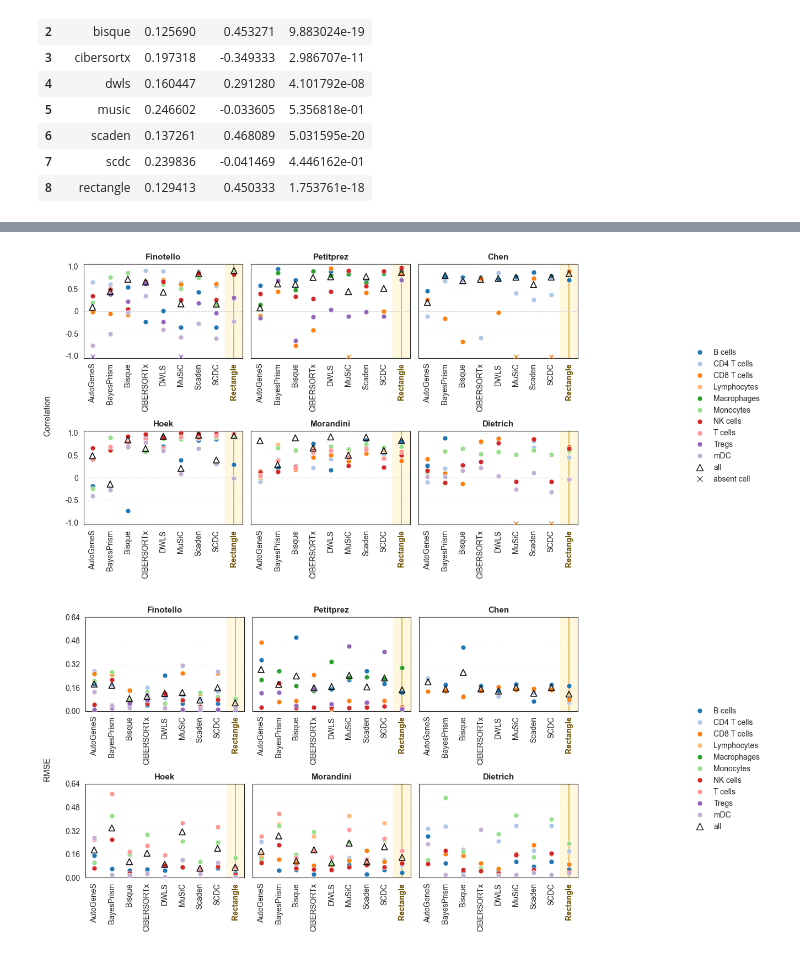
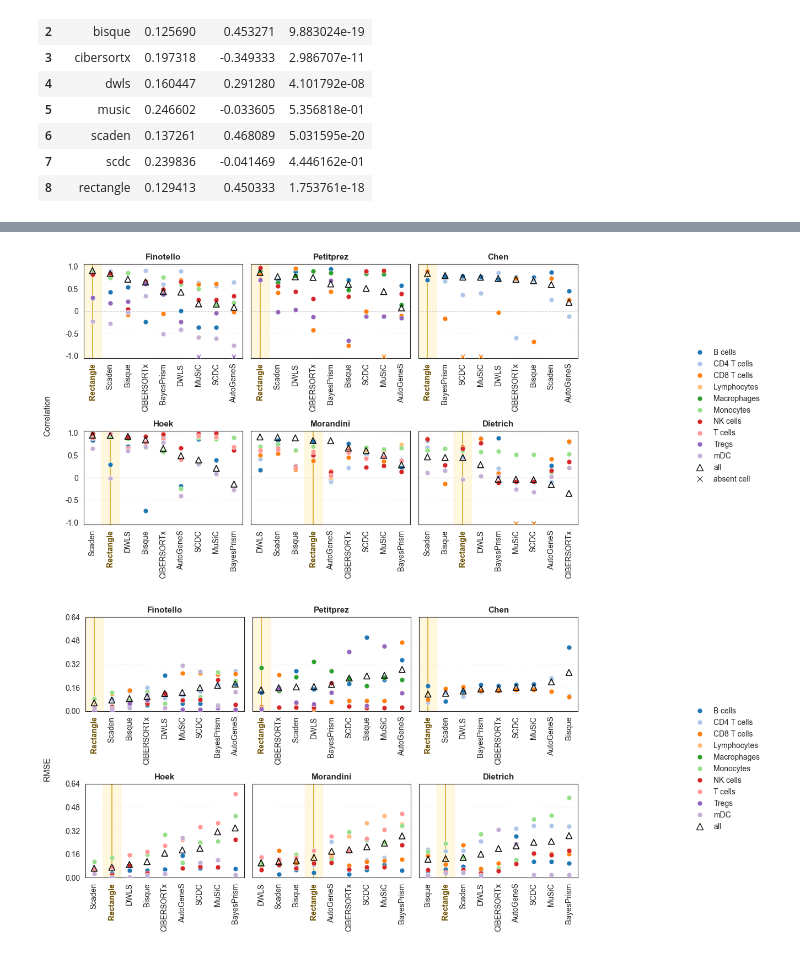
Before and after one commit to ComputationalBiomedicineGroup/rectangle_paper, a Jupyter notebook: notebooks/figure_2.ipynb, the cells around one changed output, grey strips where cells are left out. Drawn from its saved outputs; the diff is of its cells as text; code cells hidden in the pictures.

```diff
--- a/notebooks/figure_2.ipynb
+++ b/notebooks/figure_2.ipynb
@@ -1114,15 +950,0 @@ plt.show()
-# %%
-plt.figure(figsize=(2.5, 2.5))
-sns.scatterplot(data=all_meths_altman, x='RMSE', y='Correlation', hue='Method', s=100, palette=color_palette)
-plt.title('Altman')
-plt.ylim(-0.9, 1)
-plt.xlim(0.1, 0.45)
-plt.xticks([0.2, 0.3, 0.4])
-ax = plt.gca()  # <-- define ax here
-
-# optional: faint minor grid
-ax.grid(which='major', linestyle='-', color='lightgrey')
-plt.tight_layout()
-plt.legend(bbox_to_anchor=(1.10, 1), loc=2, borderaxespad=0.)#tight layout
-plt.savefig('../figures/fig2c_altman.pdf')
-plt.show()
@@ -1334,11 +1129,13 @@ if 'all' in palette:
     palette['all'] = '#111111'
 
 plot_specs = [
-    ('cor', 'Correlation', '../figures/fig2d_celltype_method_correlation.pdf'),
-    ('RMSE', 'RMSE', '../figures/fig2d_celltype_method_rmse.pdf')
+    ('cor', 'Correlation', '../figures/fig_suppl1b_celltype_method_correlation.pdf'),
+    ('RMSE', 'RMSE', '../figures/fig_suppl1a_celltype_method_rmse.pdf')
 ]
 
 for metric_col, y_label, out_path in plot_specs:
+    ascending = metric_col == 'RMSE'
+
     n_cols = 3
     n_rows = int(np.ceil(len(bulk_order) / n_cols))
     fig, axes = plt.subplots(n_rows, n_cols, figsize=(4.0 * n_cols, 3.1 * n_rows), sharey=True, facecolor='white')
@@ -1356,15 +1153,23 @@ for metric_col, y_label, out_path in plot_specs:
 
     for ax, bulk in zip(axes, bulk_order):
         ax.set_facecolor('white')
-        ax.axvspan(rectangle_idx - 0.5, rectangle_idx + 0.5, color='#fff3c4', alpha=0.55, zorder=0)
-        ax.axvline(rectangle_idx, color='#d4a017', linewidth=1.2, alpha=0.9, zorder=1)
         sub = df_plot[df_plot['bulk_ds'] == bulk]
+        all_metric = (
+            sub[sub['cell_type'] == 'all']
+            .set_index('method')[metric_col]
+            .reindex(method_order)
+        )
+        plot_method_order = all_metric.sort_values(ascending=ascending).index.tolist()
+        plot_rectangle_idx = plot_method_order.index('rectangle') if 'rectangle' in plot_method_order else None
+        if plot_rectangle_idx is not None:
+            ax.axvspan(plot_rectangle_idx - 0.5, plot_rectangle_idx + 0.5, color='#fff3c4', alpha=0.55, zorder=0)
+            ax.axvline(plot_rectangle_idx, color='#d4a017', linewidth=1.2, alpha=0.9, zorder=1)
 
         for ct in cell_type_order:
             d_ct = sub[sub['cell_type'] == ct]
             if d_ct.empty:
                 continue
-            x_vals = np.array([method_order.index(m) for m in d_ct['method']], dtype=int)
+            x_vals = np.array([plot_method_order.index(m) for m in d_ct['method']], dtype=int)
             y_vals = d_ct[metric_col]
             marker_style = '^' if ct == 'all' else 'o'
             marker_size = 62 if ct == 'all' else 42
@@ -1412,11 +1217,11 @@ for metric_col, y_label, out_path in plot_specs:
         if metric_col == 'cor':
             ax.axhline(0, linestyle='--', color='lightgrey', linewidth=0.8, zorder=1)
         ax.set_title(bulk_labels[bulk], fontsize=11, weight='bold')
-        ax.set_xlim(-0.5, len(method_order) - 0.5)
+        ax.set_xlim(-0.5, len(plot_method_order) - 0.5)
         ax.set_ylim(*y_lim)
-        ax.set_xticks(range(len(method_order)))
-        ax.set_xticklabels([method_labels[m] for m in method_order], rotation=90)
-        for lbl, m in zip(ax.get_xticklabels(), method_order):
+        ax.set_xticks(range(len(plot_method_order)))
+        ax.set_xticklabels([method_labels[m] for m in plot_method_order], rotation=90)
+        for lbl, m in zip(ax.get_xticklabels(), plot_method_order):
             if m == 'rectangle':
                 lbl.set_fontweight('bold')
                 lbl.set_color('#6b4f00')
@@ -1474,34 +1279,34 @@ for bulk in bulk_order:
     ax.barh(
         y,
         vals,
         left=left,
         height=0.72,
         color=dataset_palette[bulk],
         edgecolor='white',
         linewidth=0.6,
         label=bulk_labels.get(bulk, bulk.title()),
         zorder=3,
     )
     left += vals
 
 ax.set_ylim(-0.5, len(rmse_stack_order) - 0.5)
 ax.set_yticks(y)
 ax.set_yticklabels([method_labels[m] for m in rmse_stack_order])
 ax.invert_yaxis()
 for lbl, m in zip(ax.get_yticklabels(), rmse_stack_order):
     if m == 'rectangle':
         lbl.set_fontweight('bold')
         lbl.set_color('#6b4f00')
 
 ax.set_xlabel('Total RMSE (sum over cell types)')
 ax.grid(axis='x', linestyle=':', alpha=0.35)
 legend_ncol = int(np.ceil(len(bulk_order) / 2))
 legend = ax.legend(loc='upper center', bbox_to_anchor=(0.5, -0.08), ncol=legend_ncol, frameon=False, title='Dataset')
 legend.get_title().set_fontweight('bold')
 plt.tight_layout(rect=[0.0, 0.12, 1.0, 1.0])
-plt.savefig('../figures/fig2d_method_dataset_rmse_stacked.pdf', facecolor='white', bbox_inches='tight')
+plt.savefig('../figures/fig2a_method_dataset_rmse_stacked.pdf', facecolor='white', bbox_inches='tight')
 plt.show()
 # %% [output]
-[figure, old version]
+[figure, new version]
-[figure, old version]
+[figure, new version]
 [figure]
```
Also changed, not shown: parts of 47 cells of this notebook.
